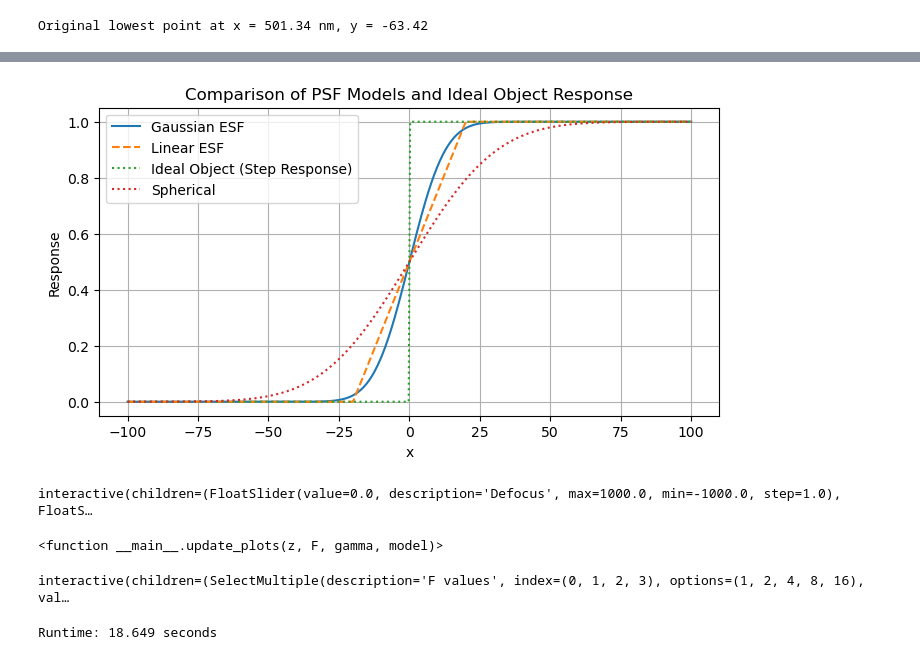
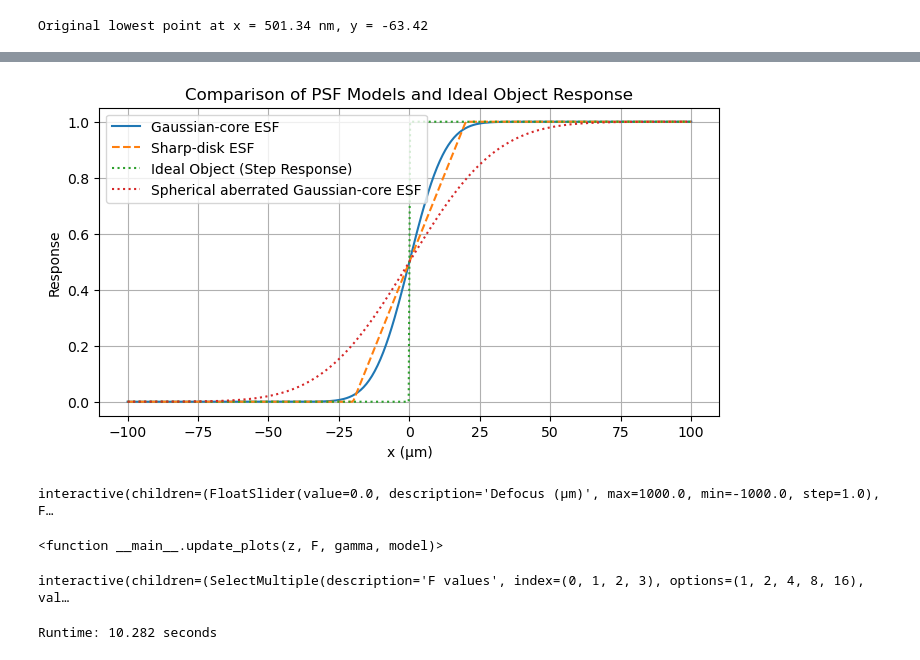
Before and after one commit to Leyangf/ColorFringeCalculation, a Jupyter notebook: ColorFringe_v4.4.ipynb, the cells around one changed output, grey strips where cells are left out. Drawn from its saved outputs; the diff is of its cells as text; code cells hidden in the pictures.

```diff
--- a/ColorFringe_v4.4.ipynb
+++ b/ColorFringe_v4.4.ipynb
@@ -682,38 +682,38 @@ def Edge(color: str, x: float, z: float, F: float, gamma: float, CHLdata, dx: fl
         color (str): Sensor color, 'R', 'G', or 'B'.
         x, z, F, gamma, CHLdata, dx, K, psf_mode: Parameters passed to compute_edge_jit.
 
     Returns:
         float: Computed edge response.
     """
     sensor_data = sensor_map[color.upper()]
     return compute_edge_jit(x, z, F, gamma, sensor_data, CHLdata, dx, K, psf_mode)
 
 # ---------------------- PSF Aliases & Plotting ----------------------
 # Define x range and PSF transition parameter "ratio"
 x_vals = np.linspace(-100, 100, 400)
 ratio_value = 20  # Adjust as needed based on the sensor characteristics
 
 # Compute PSF values for plotting
 y_linear = np.array([linear_ESF_jit (val, ratio_value) for val in x_vals])
 y_gaussian = np.array([gaussian_ESF_jit(val, ratio_value) for val in x_vals])
 y_spherical = np.array([spherical_ESF_jit(val, ratio_value) for val in x_vals])
 # The step response represents an ideal object boundary (no blurring)
 y_ideal_step = np.where(x_vals < 0, 0, 1)
 
 # Plot the PSF models and ideal object step response
 plt.figure(figsize=(8, 4))
-plt.plot(x_vals, y_gaussian, label=r'Gaussian ESF')
-plt.plot(x_vals, y_linear, '--', label='Linear ESF')
+plt.plot(x_vals, y_gaussian, label=r'Gaussian-core ESF')
+plt.plot(x_vals, y_linear, '--', label='Sharp-disk ESF')
 plt.plot(x_vals, y_ideal_step, ':', label='Ideal Object (Step Response)')
-plt.plot(x_vals, y_spherical, ':', label='Spherical')
-plt.xlabel("x")
+plt.plot(x_vals, y_spherical, ':', label='Spherical aberrated Gaussian-core ESF')
+plt.xlabel("x (μm)")
 plt.ylabel("Response")
 plt.title("Comparison of PSF Models and Ideal Object Response")
 plt.legend()
 plt.grid(True)
 plt.show()
 # %% [output]
-[figure, old version]
+[figure, new version]
 # %%
 # --- Helper Functions for Color Fringe Calculations ---
 
@@ -789,7 +789,7 @@ def update_plots(z, F, gamma, model):
     ax1.plot(xs, edgeB_vals, label='EdgeB')
     ax1.plot(xs, farb_vals, label='Farbsaum')
     ax1.set_title(f"Edge Functions ({model})")
-    ax1.set_xlabel("x")
+    ax1.set_xlabel("x (μm)")
     ax1.set_ylabel("Response")
     ax1.set_ylim(0, 1)
     ax1.legend()
@@ -808,25 +808,25 @@ def update_plots(z, F, gamma, model):
     img = np.clip(img, 0, 1)
     ax2.imshow(img, extent=[-xrange_val, xrange_val, 0, 0.5 * xrange_val], aspect='auto')
     ax2.set_title("Density Plot (ColorFringe)")
-    ax2.set_xlabel("x")
-    ax2.set_ylabel("y")
+    ax2.set_xlabel("x (μm)")
+    ax2.set_ylabel("y (μm)")
 
     plt.tight_layout()
     plt.show()
 
     # Compute and print overall color fringe width.
     width = Farbsaumbreite(z, F, gamma, CHLdata_0, psf_mode)
-    print("Color width =", width)
+    print("Color fringe width =", width)
 
 
 # Interactive widget for edge functions.
 interact(update_plots,
-         z=FloatSlider(min=-defocusrange, max=defocusrange, step=1, value=0, description="Defocus"),
+         z=FloatSlider(min=-defocusrange, max=defocusrange, step=1, value=0, description="Defocus (μm)"),
          F=FloatSlider(min=1, max=16, step=1, value=F_value, description="Exposure F"),
          gamma=FloatSlider(min=0.5, max=20, step=0.5, value=gamma_value, description="Gamma"),
-         model=RadioButtons(options=['Gaussian PSF','Linear PSF'], description='PSF'))
+         model=RadioButtons(options=['Gaussian-core PSF','Sharp-disk PSF'], description='PSF'))
 # %% [output]
-interactive(children=(FloatSlider(value=0.0, description='Defocus', max=1000.0, min=-1000.0, step=1.0), FloatS…
+interactive(children=(FloatSlider(value=0.0, description='Defocus (μm)', max=1000.0, min=-1000.0, step=1.0), F…
 <function __main__.update_plots(z, F, gamma, model)>
 # %%
 # --- Functions for Farbsaumbreite vs. Defocus Plot ---
@@ -870,9 +870,9 @@ def plot_farbs_comparison(F_values=[2], weight_function_choice="Gaussian PSF"):
         data_dict[F_val] = plot_farbs(F_val, f"F={F_val}", psf_mode)
 
     model_name = weight_function_choice
-    plt.title(f"Farbsaumbreite for various F values (g=gamma_value) using {model_name} (Binary method)")
-    plt.xlabel("z (defocus)")
-    plt.ylabel("Farbsaumbreite")
+    plt.title(f"Color Fringe Width for various F values using {model_name}")
+    plt.xlabel("z defocus (μm)")
+    plt.ylabel("Color Fringe Width (μm)")
     plt.legend()
     plt.grid(True)
     plt.show()
@@ -901,8 +901,8 @@ F_values_widget = widgets.SelectMultiple(
 )
 
 weight_function_widget = widgets.RadioButtons(
-    options=['Gaussian PSF', 'Linear PSF'],
-    value='Gaussian PSF',
+    options=['Gaussian-core PSF', 'Sharp-disk PSF'],
+    value='Gaussian-core PSF',
     description='PSF',
     disabled=False
 )
@@ -917,7 +917,7 @@ end_time = time.time()  # End timer
 print("Runtime: {:.3f} seconds".format(end_time - start_time))
 # %% [output]
 interactive(children=(SelectMultiple(description='F values', index=(0, 1, 2, 3), options=(1, 2, 4, 8, 16), val…
-Runtime: 18.649 seconds
+Runtime: 10.282 seconds
 # %%
 def evaluate_params(params):
     """
```
Also changed, not shown: parts of 4 cells of this notebook, 2 other files.
